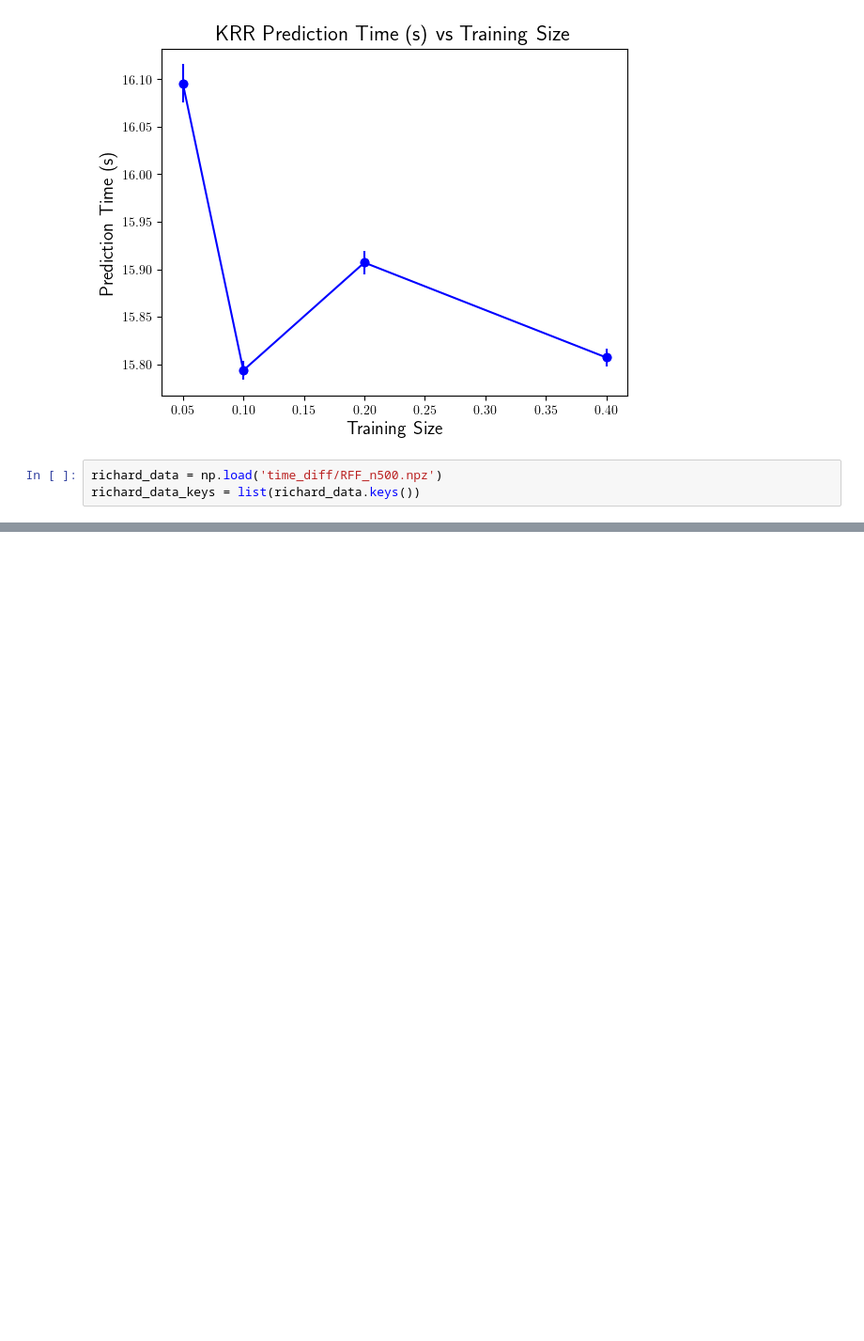
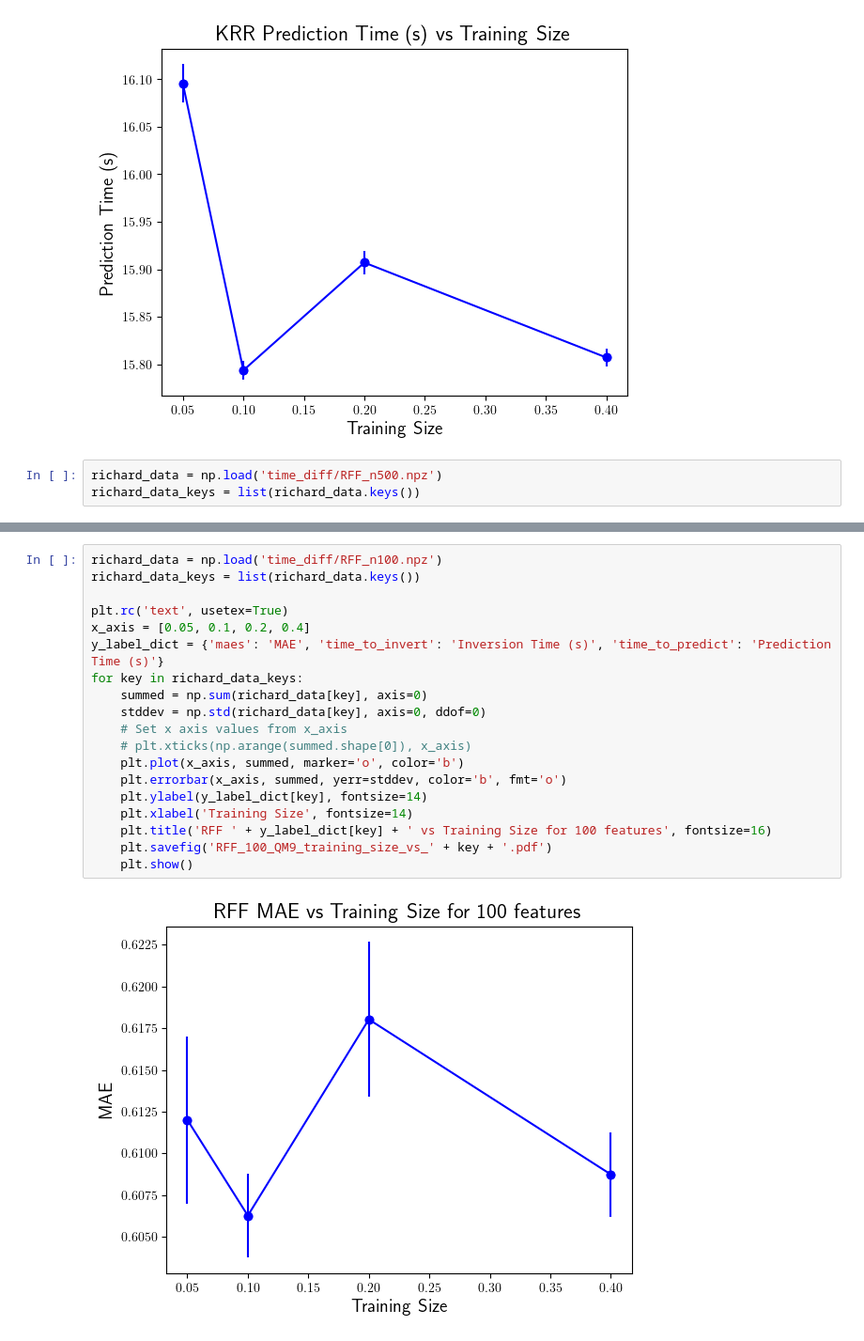
Before and after one commit to gunmin0826/CSC2515_NCSI, a Jupyter notebook: Kernel/qm9_plot.ipynb, the cells around one changed output, grey strips where cells are left out. Shown at 94% size. Cells and saved outputs as stored; diff of their text form; blank space fills up the shorter version.

```diff
--- a/Kernel/qm9_plot.ipynb
+++ b/Kernel/qm9_plot.ipynb
@@ -60,0 +52,21 @@ for key in richard_data_keys:
+# %%
+richard_data = np.load('time_diff/RFF_n100.npz')
+richard_data_keys = list(richard_data.keys())
+
+plt.rc('text', usetex=True)
+x_axis = [0.05, 0.1, 0.2, 0.4]
+y_label_dict = {'maes': 'MAE', 'time_to_invert': 'Inversion Time (s)', 'time_to_predict': 'Prediction Time (s)'}
+for key in richard_data_keys:
+    summed = np.sum(richard_data[key], axis=0)
+    stddev = np.std(richard_data[key], axis=0, ddof=0)
+    # Set x axis values from x_axis
+    # plt.xticks(np.arange(summed.shape[0]), x_axis)
+    plt.plot(x_axis, summed, marker='o', color='b')
+    plt.errorbar(x_axis, summed, yerr=stddev, color='b', fmt='o')
+    plt.ylabel(y_label_dict[key], fontsize=14)
+    plt.xlabel('Training Size', fontsize=14)
+    plt.title('RFF ' + y_label_dict[key] + ' vs Training Size for 100 features', fontsize=16)
+    plt.savefig('RFF_100_QM9_training_size_vs_' + key + '.pdf')
+    plt.show()
+# %% [output]
+[figure, added]
```
Also changed, not shown: parts of 4 cells of this notebook, 1 other file.
